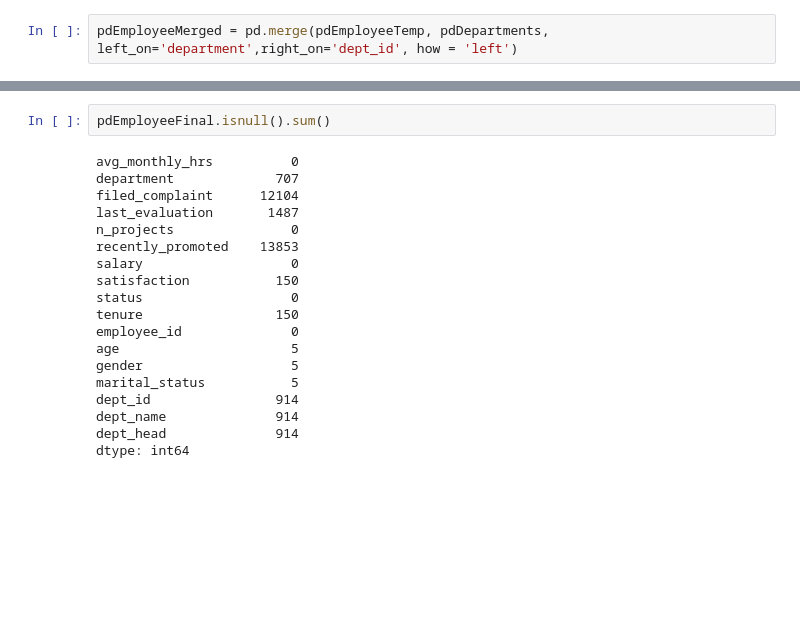
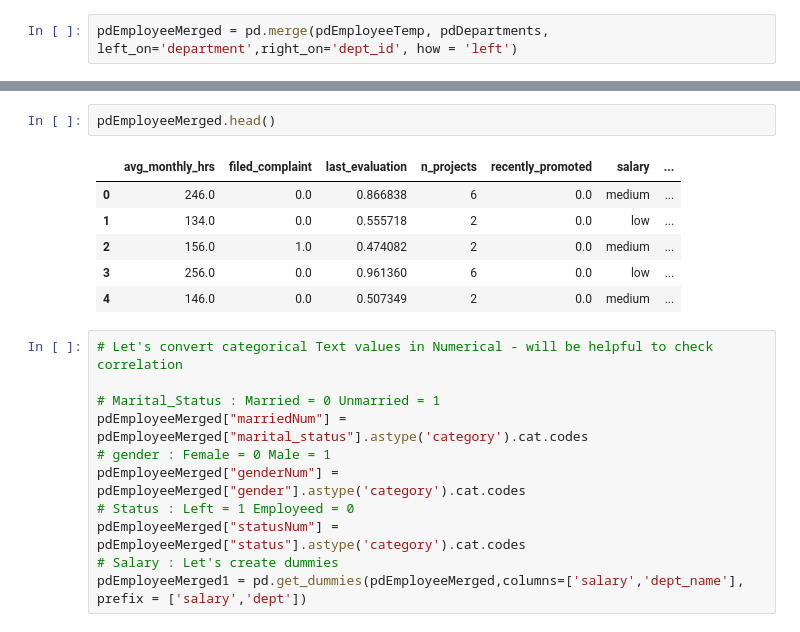
Before and after one commit to parekhravik/MLProjects, a Jupyter notebook: 1004_CapStoneProject_HR_ERIP.ipynb, the cells around one changed output, grey strips where cells are left out. Saved outputs shown, nothing was run; the diff lists cells and outputs as text; blank space fills up the shorter version.

```diff
--- a/1004_CapStoneProject_HR_ERIP.ipynb
+++ b/1004_CapStoneProject_HR_ERIP.ipynb
@@ -227,21 +302,20 @@ pdEmployeeMerged.drop(['department'], axis=1)
-# %%
-pdEmployeeFinal.isnull().sum()
-# %% [output]
-avg_monthly_hrs          0
-department             707
-filed_complaint      12104
-last_evaluation       1487
-n_projects               0
-recently_promoted    13853
-salary                   0
-satisfaction           150
-status                   0
-tenure                 150
-employee_id              0
-age                      5
-gender                   5
-marital_status           5
-dept_id                914
-dept_name              914
-dept_head              914
-dtype: int64
+# %%
+pdEmployeeMerged.head()
+# %% [output]
+|  | avg_monthly_hrs | filed_complaint | last_evaluation | n_projects | recently_promoted | salary | ... |
+| 0 | 246.0 | 0.0 | 0.866838 | 6 | 0.0 | medium | ... |
+| 1 | 134.0 | 0.0 | 0.555718 | 2 | 0.0 | low | ... |
+| 2 | 156.0 | 1.0 | 0.474082 | 2 | 0.0 | medium | ... |
+| 3 | 256.0 | 0.0 | 0.961360 | 6 | 0.0 | low | ... |
+| 4 | 146.0 | 0.0 | 0.507349 | 2 | 0.0 | medium | ... |
+# %%
+# Let's convert categorical Text values in Numerical - will be helpful to check correlation
+
+# Marital_Status : Married = 0 Unmarried = 1
+pdEmployeeMerged["marriedNum"] = pdEmployeeMerged["marital_status"].astype('category').cat.codes
+# gender : Female = 0 Male = 1
+pdEmployeeMerged["genderNum"] = pdEmployeeMerged["gender"].astype('category').cat.codes
+# Status : Left = 1 Employeed = 0
+pdEmployeeMerged["statusNum"] = pdEmployeeMerged["status"].astype('category').cat.codes
+# Salary : Let's create dummies
+pdEmployeeMerged1 = pd.get_dummies(pdEmployeeMerged,columns=['salary','dept_name'], prefix = ['salary','dept'])
```
Also changed, not shown: parts of 27 cells of this notebook.
